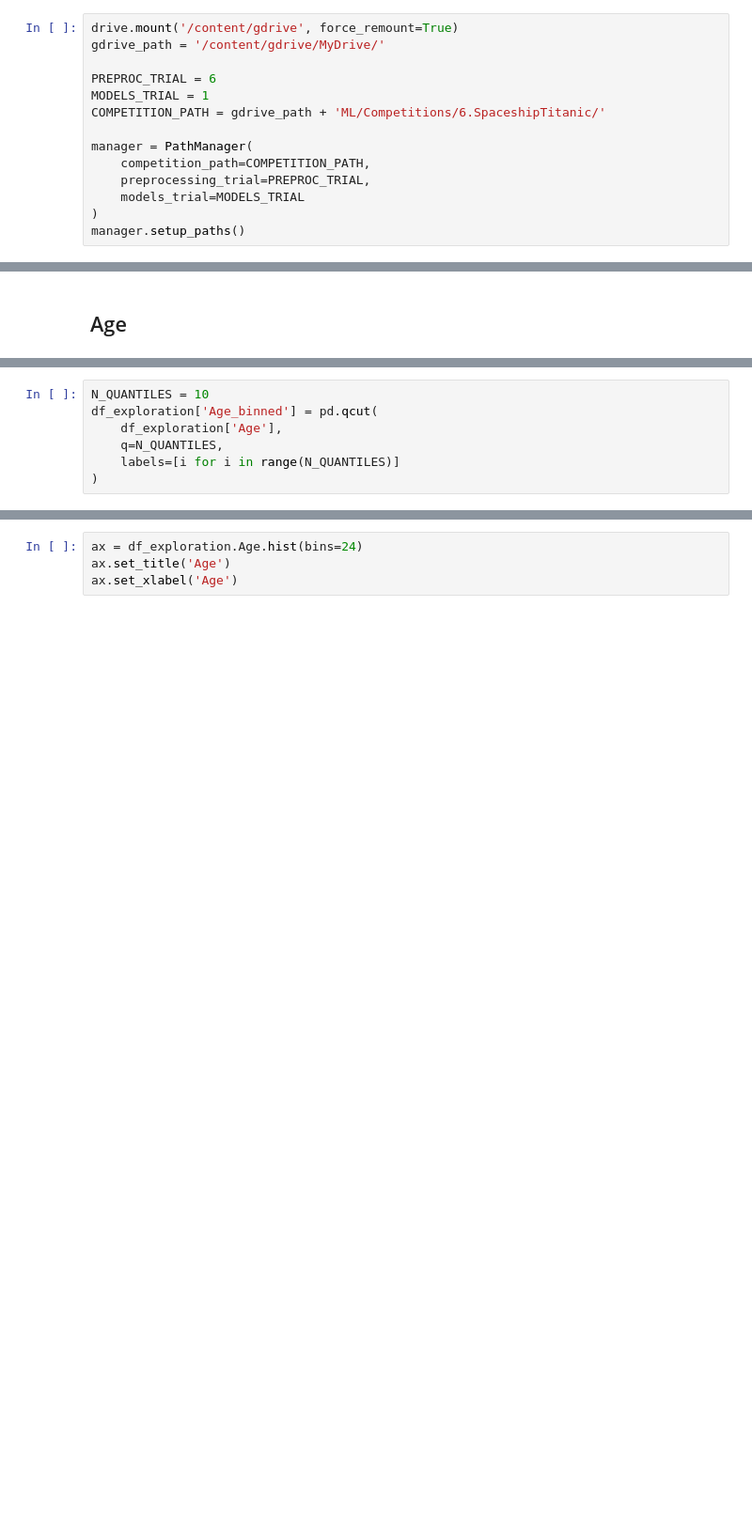
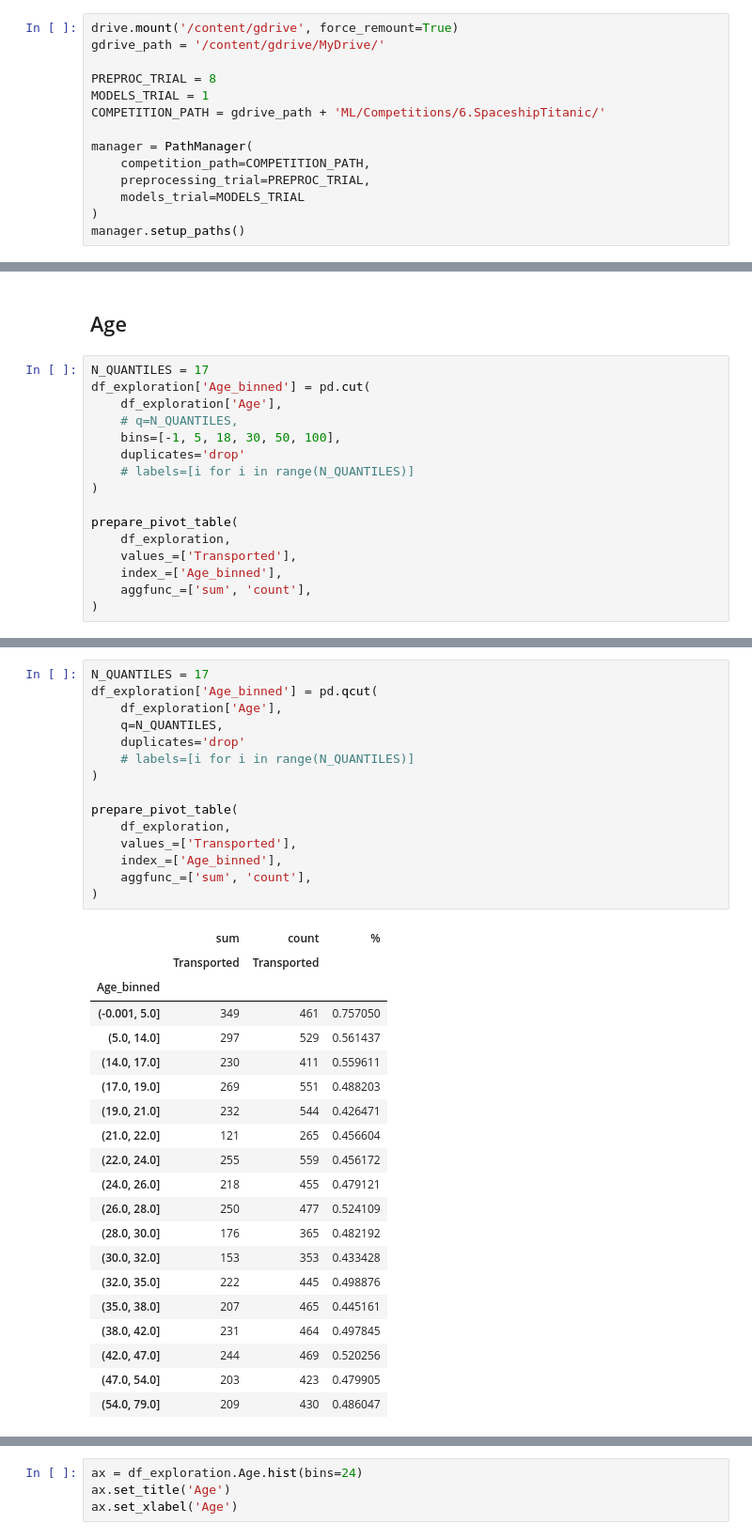
Before and after one commit to PashaIanko/Kaggle.Spaceship-Titanic, a Jupyter notebook: 1_data_exploration.ipynb, the cells around one changed output, grey strips where cells are left out. Shown at 94% size. Drawn from its saved outputs; the diff is of its cells as text; blank space fills up the shorter version.

```diff
--- a/1_data_exploration.ipynb
+++ b/1_data_exploration.ipynb
@@ -103,7 +103,7 @@ from sklearn_utils import (
 drive.mount('/content/gdrive', force_remount=True)
 gdrive_path = '/content/gdrive/MyDrive/'
 
-PREPROC_TRIAL = 6
+PREPROC_TRIAL = 8
 MODELS_TRIAL = 1
 COMPETITION_PATH = gdrive_path + 'ML/Competitions/6.SpaceshipTitanic/'
 
@@ -481,3 +481,19 @@ destination_table
 | TRAPPIST-1e | 2495 | 5306 | 0.470222 |
 # %% [markdown]
 ## Age
+# %%
+N_QUANTILES = 17
+df_exploration['Age_binned'] = pd.cut(
+    df_exploration['Age'],
+    # q=N_QUANTILES,
+    bins=[-1, 5, 18, 30, 50, 100],
+    duplicates='drop'
+    # labels=[i for i in range(N_QUANTILES)]
+)
+
+prepare_pivot_table(
+    df_exploration,
+    values_=['Transported'],
+    index_=['Age_binned'],
+    aggfunc_=['sum', 'count'],
+)
@@ -484,7 +509,36 @@ destination_table
 # %%
-N_QUANTILES = 10
+N_QUANTILES = 17
 df_exploration['Age_binned'] = pd.qcut(
     df_exploration['Age'],
     q=N_QUANTILES,
-    labels=[i for i in range(N_QUANTILES)]
+    duplicates='drop'
+    # labels=[i for i in range(N_QUANTILES)]
 )
+
+prepare_pivot_table(
+    df_exploration,
+    values_=['Transported'],
+    index_=['Age_binned'],
+    aggfunc_=['sum', 'count'],
+)
+# %% [output]
+|  | sum | count | % |
+|  | Transported | Transported |  |
+| Age_binned |  |  |  |
+| (-0.001, 5.0] | 349 | 461 | 0.757050 |
+| (5.0, 14.0] | 297 | 529 | 0.561437 |
+| (14.0, 17.0] | 230 | 411 | 0.559611 |
+| (17.0, 19.0] | 269 | 551 | 0.488203 |
+| (19.0, 21.0] | 232 | 544 | 0.426471 |
+| (21.0, 22.0] | 121 | 265 | 0.456604 |
+| (22.0, 24.0] | 255 | 559 | 0.456172 |
+| (24.0, 26.0] | 218 | 455 | 0.479121 |
+| (26.0, 28.0] | 250 | 477 | 0.524109 |
+| (28.0, 30.0] | 176 | 365 | 0.482192 |
+| (30.0, 32.0] | 153 | 353 | 0.433428 |
+| (32.0, 35.0] | 222 | 445 | 0.498876 |
+| (35.0, 38.0] | 207 | 465 | 0.445161 |
+| (38.0, 42.0] | 231 | 464 | 0.497845 |
+| (42.0, 47.0] | 244 | 469 | 0.520256 |
+| (47.0, 54.0] | 203 | 423 | 0.479905 |
+| (54.0, 79.0] | 209 | 430 | 0.486047 |
```
Also changed, not shown: parts of 6 cells of this notebook.
